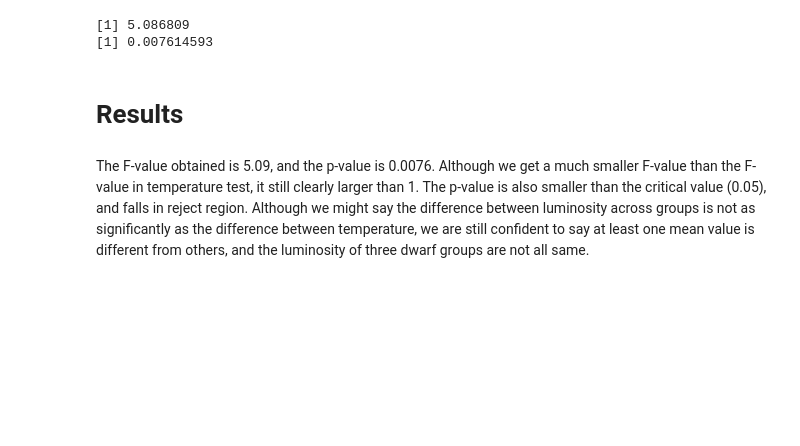
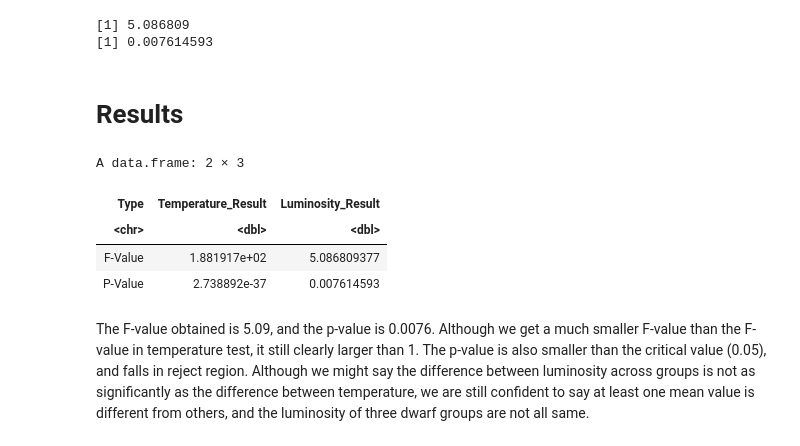
Before and after one commit to dliviya/STAT201-Dwarf_Star_Classification, a Jupyter notebook: analysisNew.ipynb, the cells around one changed output. Cells and saved outputs as stored; diff of their text form; code cells hidden in the pictures; blank space fills up the shorter version.

Commit message:
updated table in result

```diff
--- a/analysisNew.ipynb
+++ b/analysisNew.ipynb
@@ -382,6 +364,18 @@ print(anova_pval_lumi)
 [1] 0.007614593
 # %% [markdown]
 # Results
+# %%
+# Result table to show the obtained F-values and P-values
+table <- data.frame (Type  = c("F-Value", "P-Value"),
+                     Temperature_Result = c(f_stat_temp, anova_pval_temp),
+                     Luminosity_Result = c(f_stat_lumi, anova_pval_lumi))
+table
+# %% [output]
+A data.frame: 2 × 3
+| Type | Temperature_Result | Luminosity_Result |
+| <chr> | <dbl> | <dbl> |
+| F-Value | 1.881917e+02 | 5.086809377 |
+| P-Value | 2.738892e-37 | 0.007614593 |
 # %% [markdown]
 The F-value obtained is 5.09, and the p-value is 0.0076. Although we get a much smaller F-value than the F-value in temperature test, it still clearly larger than 1. The p-value is also smaller than the critical value (0.05), and falls in reject region. Although we might say the difference between luminosity across groups is not as significantly as the difference between temperature, we are still confident to say at least one mean value is different from others, and the luminosity of three dwarf groups are not all same.
 # %% [markdown]
```
Also changed, not shown: parts of 6 cells of this notebook.
